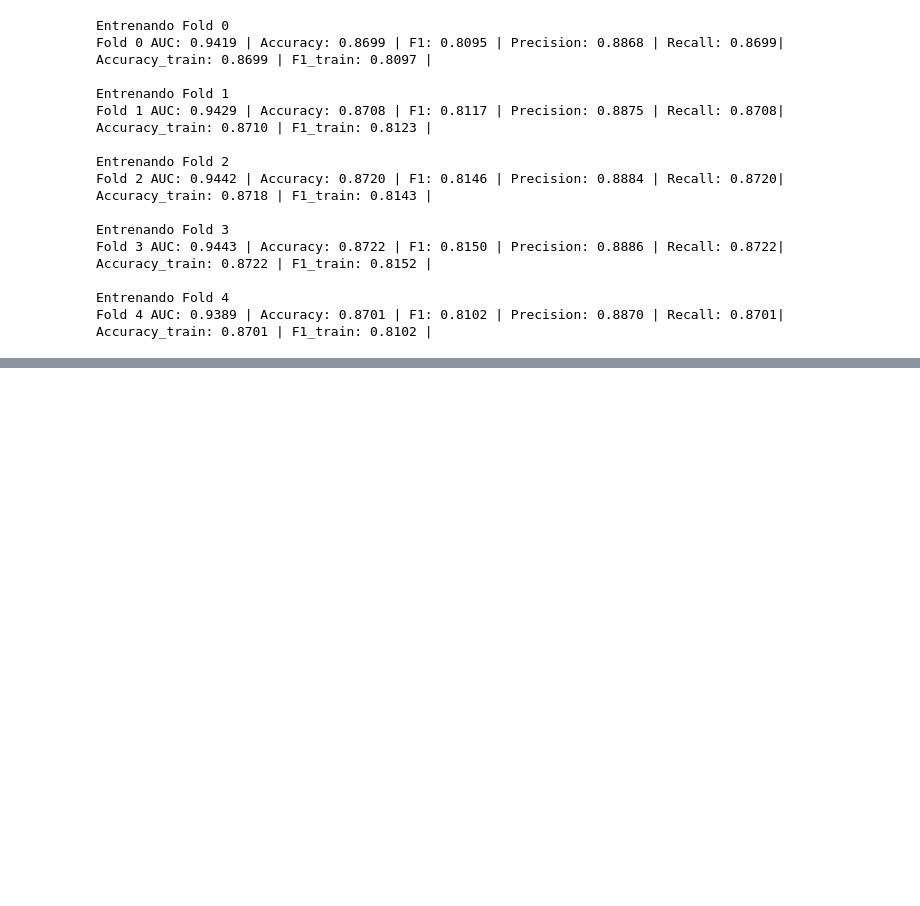
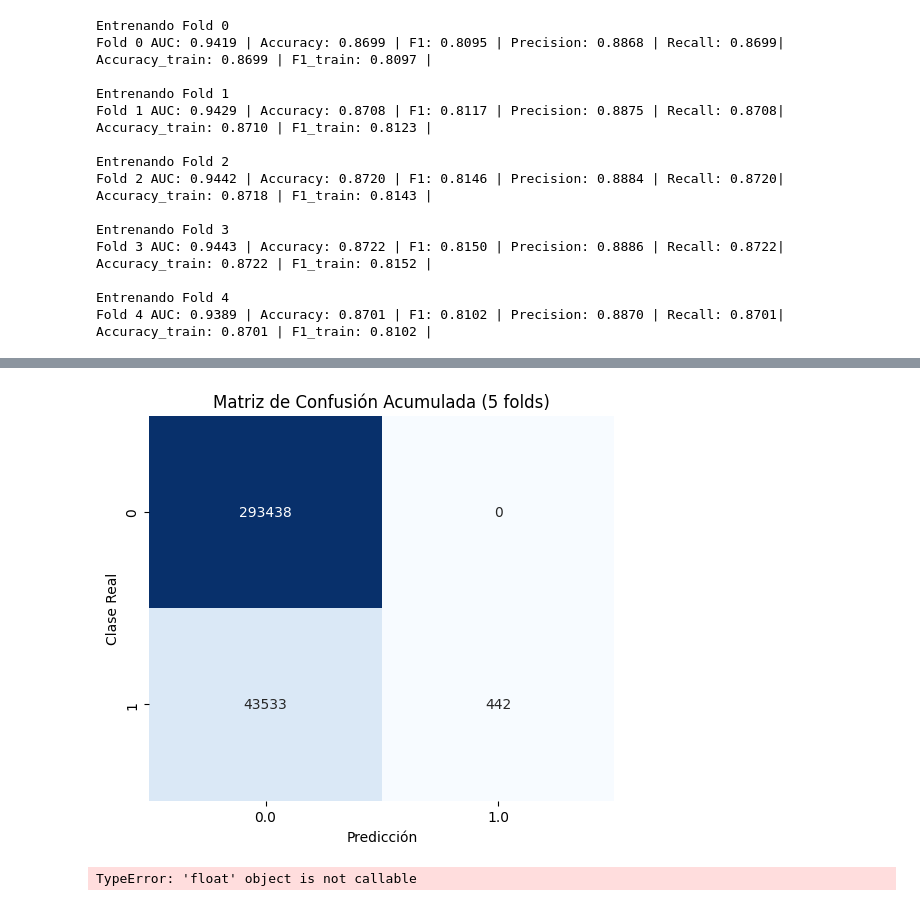
Before and after one commit to OSC4R-LUIS/BIGDATA, a Jupyter notebook: A9/Equipo 13.ipynb, the cells around one changed output, grey strips where cells are left out. Cells and saved outputs as stored; diff of their text form; code cells hidden in the pictures; blank space fills up the shorter version.

```diff
--- a/A9/Equipo 13.ipynb
+++ b/A9/Equipo 13.ipynb
@@ -316,0 +393,51 @@ Fold 4 AUC: 0.9389 | Accuracy: 0.8701 | F1: 0.8102 | Precision: 0.8870 | Recall:
+# %%
+matriz_total = None
+for matriz in matrices_confusion:
+    df = matriz.toPandas().pivot(index="loan_status", columns="prediction", values="count").fillna(0)
+    if matriz_total is None:
+        matriz_total = df
+    else:
+        matriz_total += df
+
+plt.figure(figsize=(6, 5))
+sns.heatmap(matriz_total, annot=True, fmt=".0f", cmap="Blues", cbar=False)
+plt.title("Matriz de Confusión Acumulada (5 folds)")
+plt.xlabel("Predicción")
+plt.ylabel("Clase Real")
+plt.show()
+# %% [output]
+[figure, added]
+# %%
+# Almacenar valores de fpr y tpr de cada fold
+fprs, tprs, aucs = [], [], []
+
+for i in range(5):
+    pred = modelo.transform(test_df)
+    preds_pdf = pred.select("probability", "loan_status").toPandas()
+    y_score = preds_pdf["probability"].apply(lambda x: x[1])
+    y_true = preds_pdf["loan_status"]
+
+    fpr, tpr, _ = roc_curve(y_true, y_score)
+    roc_auc = auc(fpr, tpr)
+
+    fprs.append(fpr)
+    tprs.append(tpr)
+    aucs.append(roc_auc)
+
+# Promediar curva
+import numpy as np
+mean_fpr = np.linspace(0, 1, 100)
+mean_tpr = np.mean([np.interp(mean_fpr, fpr, tpr) for fpr, tpr in zip(fprs, tprs)], axis=0)
+mean_auc = auc(mean_fpr, mean_tpr)
+
+plt.figure()
+plt.plot(mean_fpr, mean_tpr, color='b', label=f'ROC promedio (AUC = {mean_auc:.2f})')
+plt.plot([0, 1], [0, 1], 'k--')
+plt.xlabel('FPR')
+plt.ylabel('TPR')
+plt.title('Curva ROC Promedio')
+plt.legend(loc="lower right")
+plt.grid(True)
+plt.show()
+# %% [output]
+TypeError: 'float' object is not callable
```
Also changed, not shown: parts of 4 cells of this notebook.
